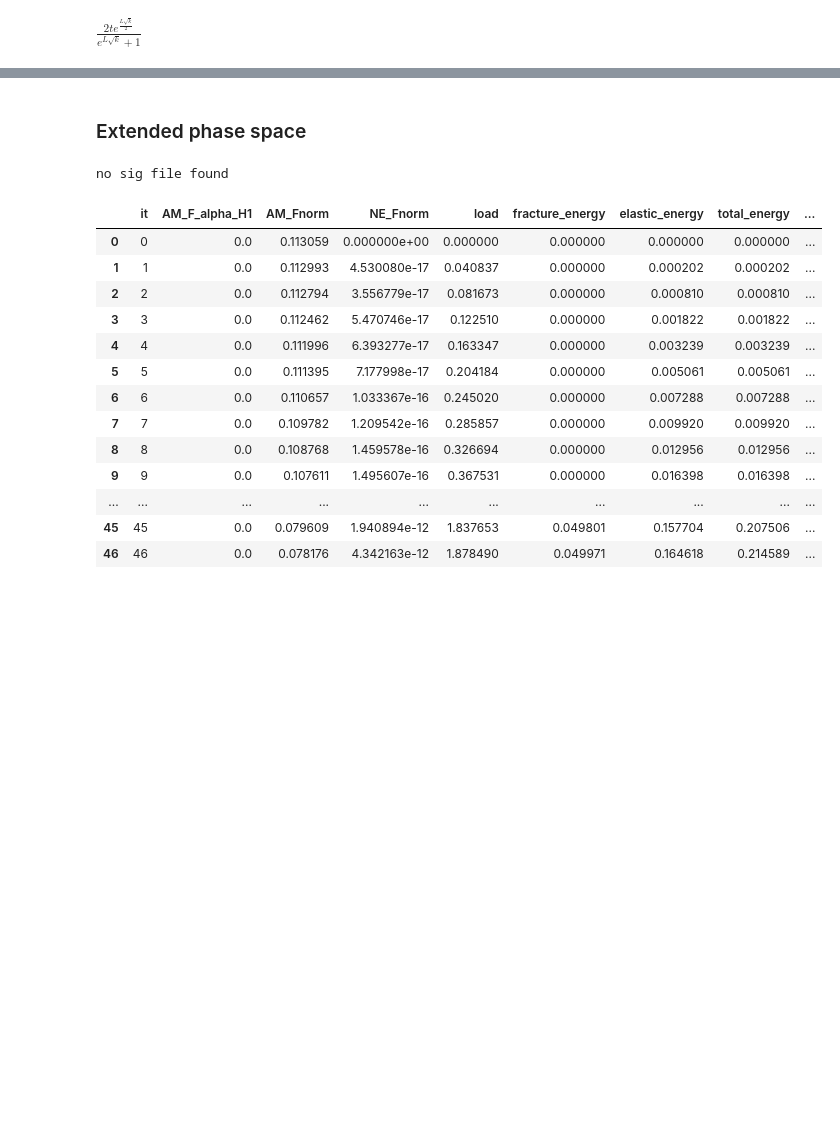
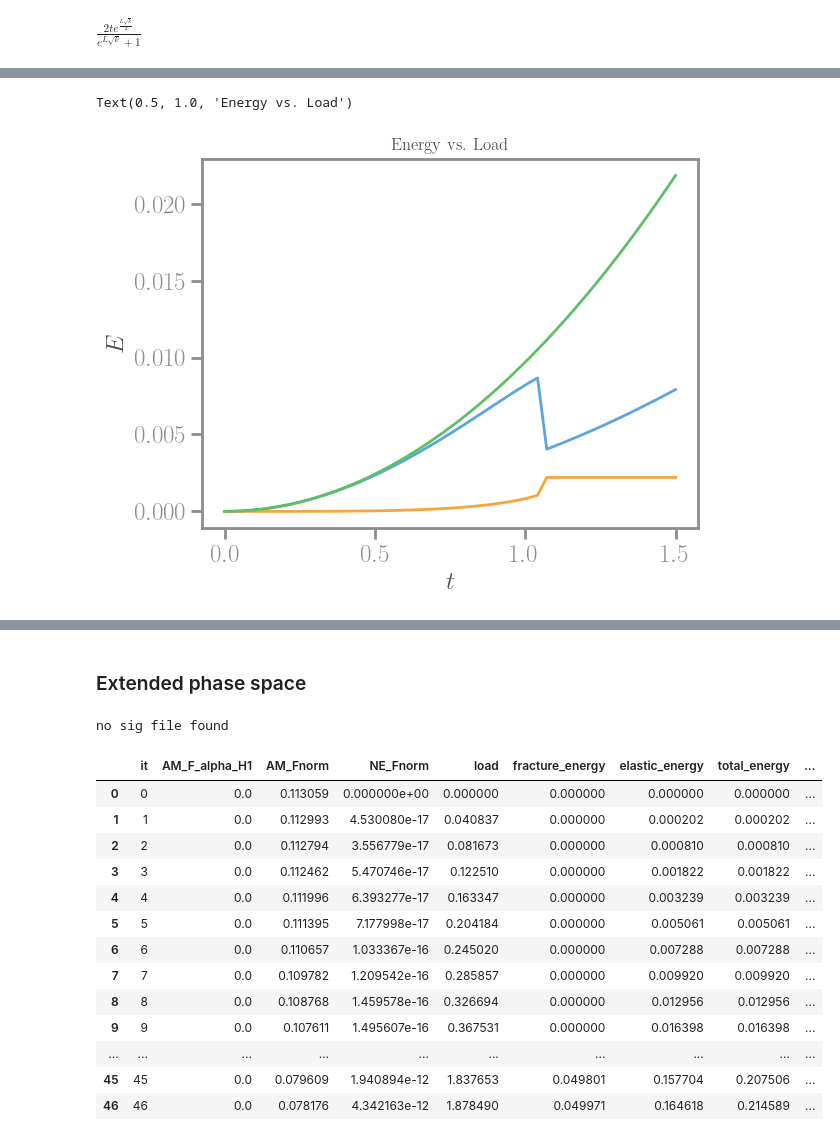
Before and after one commit to kumiori/irrevolutions, a Jupyter notebook: playground/nb/multifissa.ipynb, the cells around one changed output, grey strips where cells are left out. Drawn from its saved outputs; the diff is of its cells as text; code cells hidden in the pictures; blank space fills up the shorter version.

```diff
--- a/playground/nb/multifissa.ipynb
+++ b/playground/nb/multifissa.ipynb
@@ -136,0 +166,19 @@ $\displaystyle \frac{2 e^{\frac{L \sqrt{k}}{2}}}{e^{L \sqrt{k}} + 1}$
+# %%
+figure, axis = plt.subplots(1, 1)
+
+_el_energy = (elastic_energy(_u)*sp.symbols('Ly')).subs(_matpar)
+_f_el = sp.lambdify(t, _el_energy, 'numpy')
+
+
+axis.plot(data['load'], data['elastic_energy'])
+axis.plot(data['load'], data['fracture_energy'])
+axis.plot(data['load'], [_f_el(t) for t in data['load']] )
+
+axis.set_xlabel('$t$')
+axis.set_ylabel('$E$')
+
+# Set title for the plot
+axis.set_title('Energy vs. Load')
+# %% [output]
+Text(0.5, 1.0, 'Energy vs. Load')
+[figure, added]
```
Also changed, not shown: parts of 23 cells of this notebook, 2 other files.
